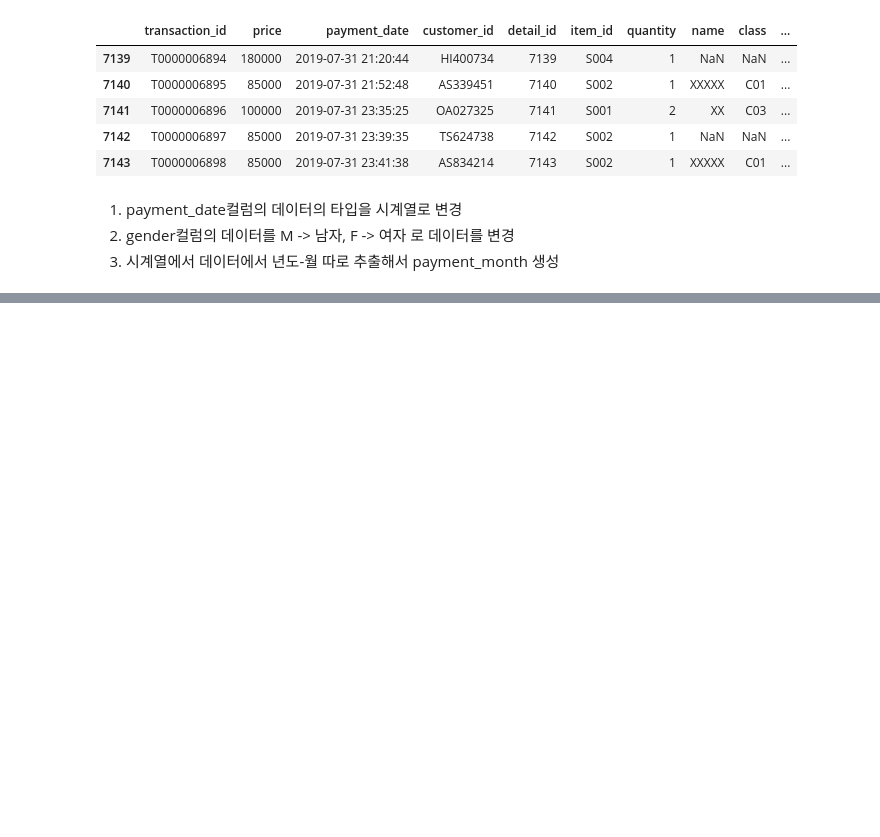
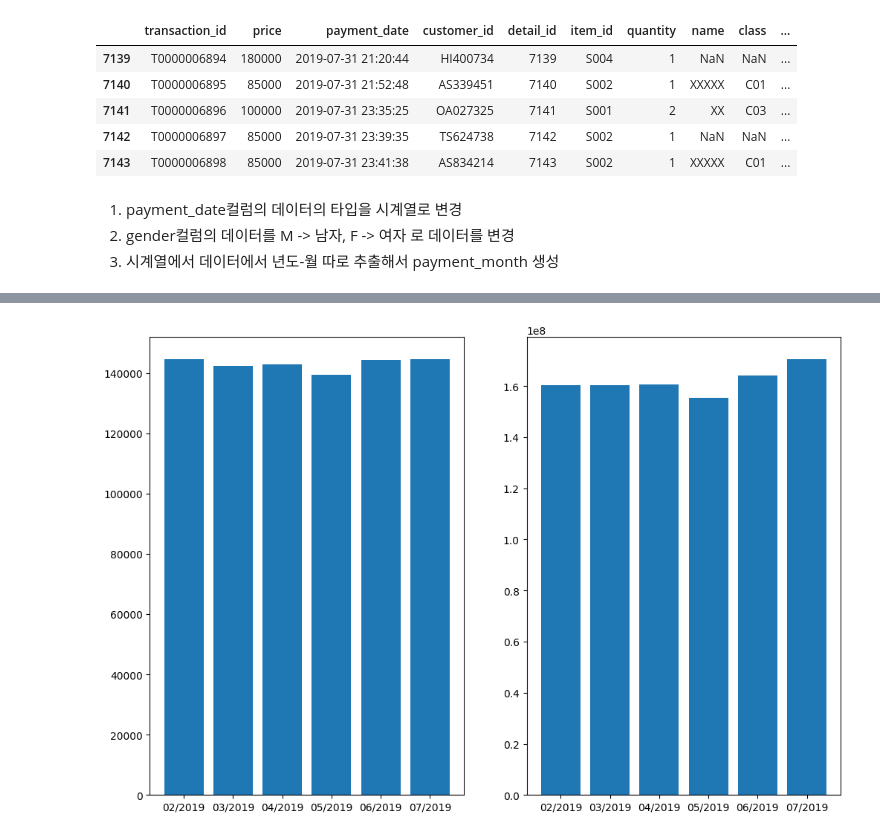
Before and after one commit to Jay-hook/Big-Data-Analysis-Basic, a Jupyter notebook: python/230810/02_tran.ipynb, the cells around one changed output, grey strips where cells are left out. Cells and saved outputs as stored; diff of their text form; code cells hidden in the pictures; blank space fills up the shorter version.

```diff
--- a/python/230810/02_tran.ipynb
+++ b/python/230810/02_tran.ipynb
@@ -135,0 +222,6 @@ memory usage: 948.8+ KB
+# %%
+# 1. df2의 transaction_id를 기준으로 그룹화 price, payment_month의 최소값으로 되어있는 데이터프레임을 생성
+group_data = \
+df2[['transaction_id', 'price', 'payment_month']].groupby('transaction_id').min()
+# 2. 1번 작업에서 만들어진 데이터프레임에서 월별 price의 평균과 합계를 출력
+month_data = group_data.groupby('payment_month').agg(['mean', 'sum'])
@@ -135,0 +265,15 @@ memory usage: 948.8+ KB
+# %%
+x = month_data.index
+y1 = month_data['price']['mean']
+y2 = month_data['price']['sum']
+
+# 그래프 사이즈 변경
+plt.figure(figsize = (12, 8))
+
+plt.subplot(1, 2, 1)
+plt.bar(x, y1)
+plt.subplot(1, 2, 2)
+plt.bar(x, y2)
+plt.show()
+# %% [output]
+[figure, added]
```
Also changed, not shown: parts of 20 cells of this notebook, 1 other file.
